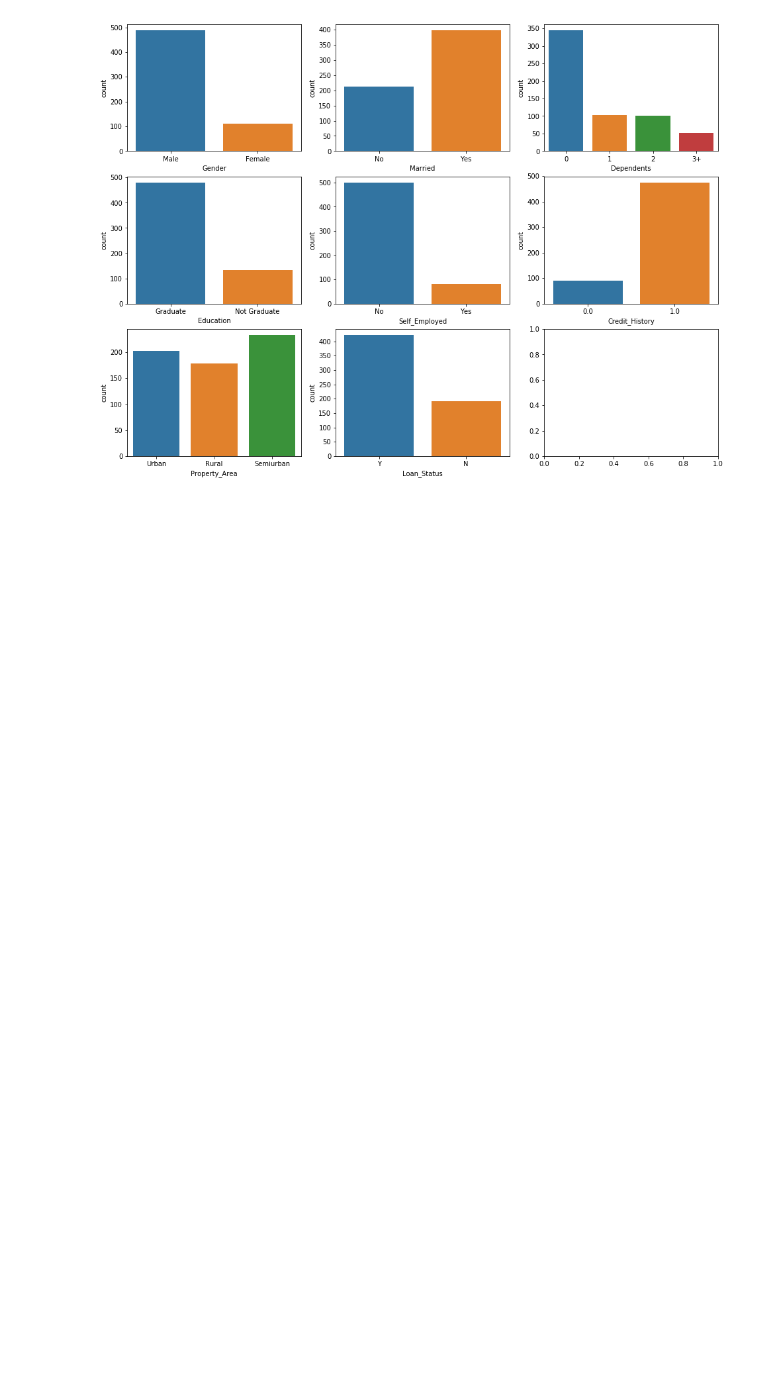
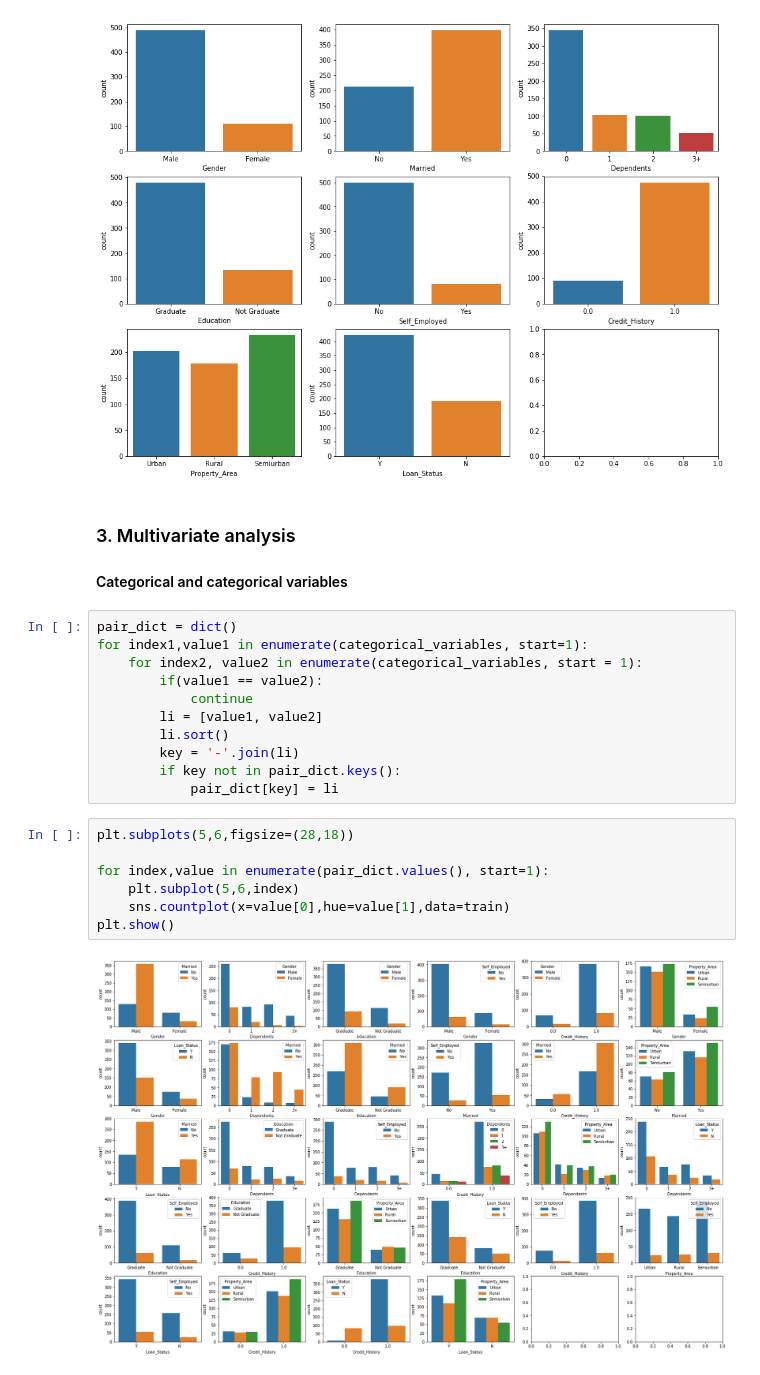
Before and after one commit to agarwal-peeush/Learning, a Jupyter notebook: ML/LoanPredictionProblem/LoanPrediction_Insights.ipynb, the cells around one changed output. Saved outputs shown, nothing was run; the diff lists cells and outputs as text; blank space fills up the shorter version.

Commit message:
'LoanPrediction' insights - MultiVariate analysis added for categorical and categorical variables.

```diff
--- a/ML/LoanPredictionProblem/LoanPrediction_Insights.ipynb
+++ b/ML/LoanPredictionProblem/LoanPrediction_Insights.ipynb
@@ -122,3 +122,26 @@ for index, value in enumerate(categorical_variables, start=1):
 plt.show()
 # %% [output]
 [figure]
+# %% [markdown]
+### 3. Multivariate analysis
+#### Categorical and categorical variables
+# %%
+pair_dict = dict()
+for index1,value1 in enumerate(categorical_variables, start=1):
+    for index2, value2 in enumerate(categorical_variables, start = 1):
+        if(value1 == value2):
+            continue
+        li = [value1, value2]
+        li.sort()
+        key = '-'.join(li)
+        if key not in pair_dict.keys():
+            pair_dict[key] = li
+# %%
+plt.subplots(5,6,figsize=(28,18))
+
+for index,value in enumerate(pair_dict.values(), start=1):
+    plt.subplot(5,6,index)
+    sns.countplot(x=value[0],hue=value[1],data=train)
+plt.show()
+# %% [output]
+[figure, added]
```
